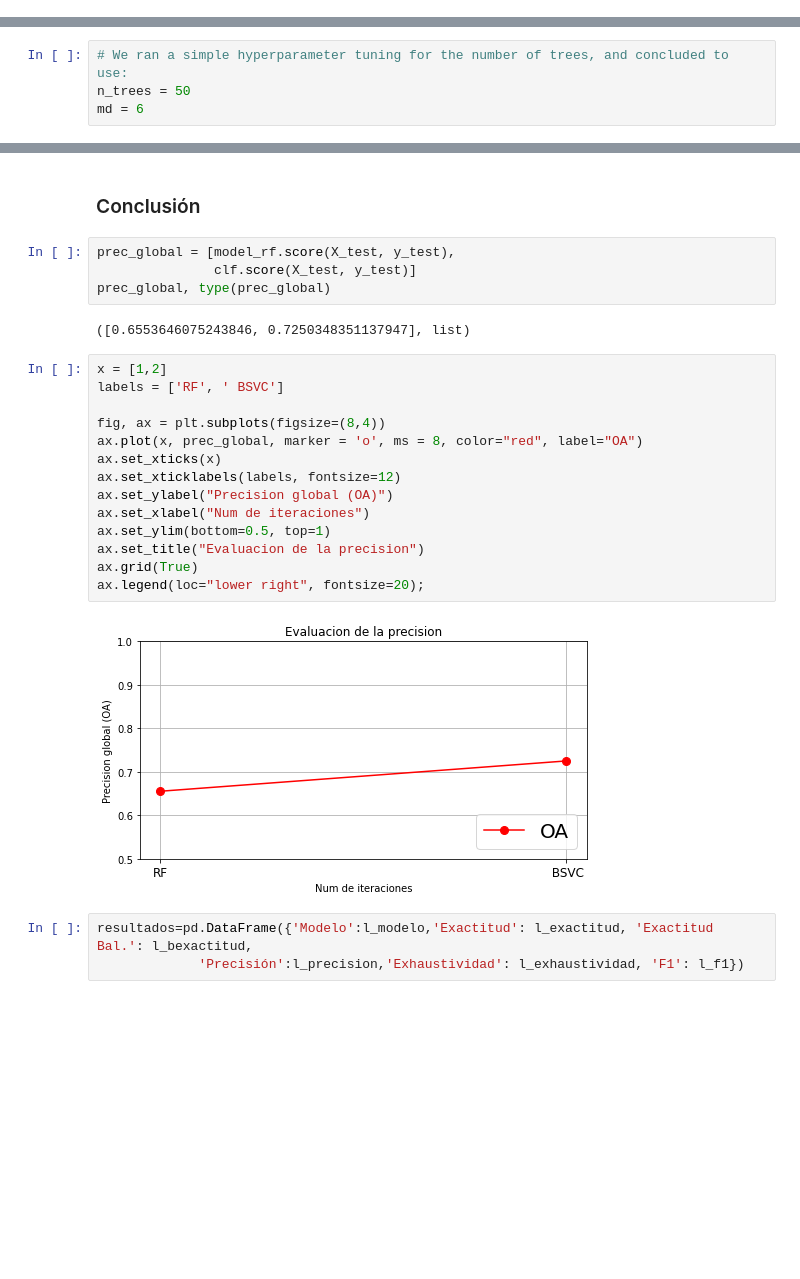
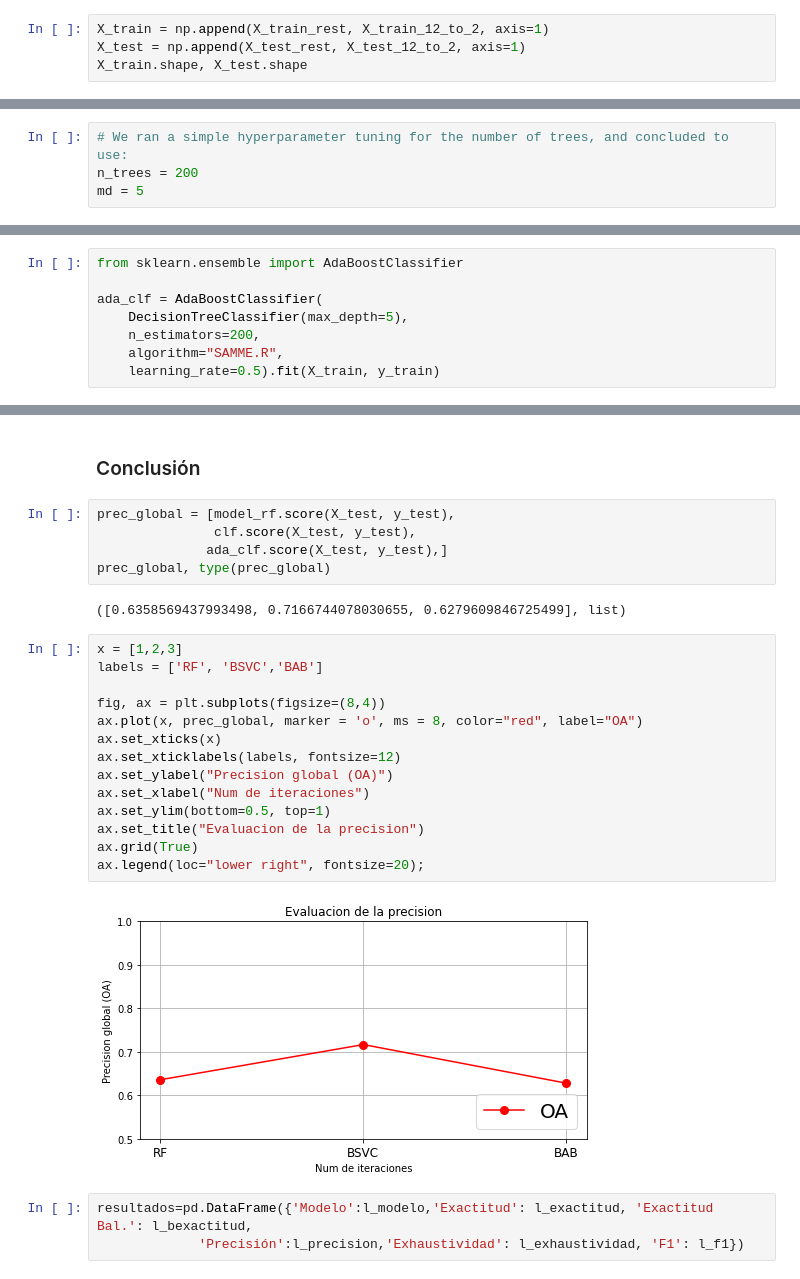
Before and after one commit to federicoabait/south_africa_crop_types_competition_s2_challenge, a Jupyter notebook: 03_Radiant_Earth_Spot_the_Crop_Preprocessing_Pipeline.ipynb, the cells around one changed output, grey strips where cells are left out. Saved outputs shown, nothing was run; the diff lists cells and outputs as text; blank space fills up the shorter version.

```diff
--- a/03_Radiant_Earth_Spot_the_Crop_Preprocessing_Pipeline.ipynb
+++ b/03_Radiant_Earth_Spot_the_Crop_Preprocessing_Pipeline.ipynb
@@ -649,0 +729,4 @@ Aplicamos PCA tanto a las bandas cómo a los índices de vegetación, con la int
+# %%
+X_train = np.append(X_train_rest, X_train_12_to_2, axis=1)
+X_test = np.append(X_test_rest, X_test_12_to_2, axis=1)
+X_train.shape, X_test.shape
@@ -677,7 +762,7 @@ El gráfico que acabamos de construir se llama gráfico de ajuste y muestra la p
 # %%
 # We ran a simple hyperparameter tuning for the number of trees, and concluded to use:
-n_trees = 50
-md = 6
+n_trees = 200
+md = 5
 # %%
 # Fitting the RF model
 model_rf = RandomForestClassifier(n_estimators = n_trees, random_state = 0, n_jobs = 3,max_depth=md)
@@ -806,0 +894,8 @@ Exactitud test:  0.73
+# %%
+from sklearn.ensemble import AdaBoostClassifier
+
+ada_clf = AdaBoostClassifier(
+    DecisionTreeClassifier(max_depth=5),
+    n_estimators=200,
+    algorithm="SAMME.R",
+    learning_rate=0.5).fit(X_train, y_train)
@@ -904,26 +1055,27 @@ grid.best_estimator_.steps[-1][1]
 ### Conclusión
 # %%
 prec_global = [model_rf.score(X_test, y_test),
-               clf.score(X_test, y_test)]
+               clf.score(X_test, y_test),
+              ada_clf.score(X_test, y_test),]
 prec_global, type(prec_global)
 # %% [output]
-([0.6553646075243846, 0.7250348351137947], list)
+([0.6358569437993498, 0.7166744078030655, 0.6279609846725499], list)
 # %%
-x = [1,2]
-labels = ['RF', ' BSVC']
+x = [1,2,3]
+labels = ['RF', 'BSVC','BAB']
 
 fig, ax = plt.subplots(figsize=(8,4))
 ax.plot(x, prec_global, marker = 'o', ms = 8, color="red", label="OA")
 ax.set_xticks(x)
 ax.set_xticklabels(labels, fontsize=12)
 ax.set_ylabel("Precision global (OA)")
 ax.set_xlabel("Num de iteraciones")
 ax.set_ylim(bottom=0.5, top=1)
 ax.set_title("Evaluacion de la precision")
 ax.grid(True)
 ax.legend(loc="lower right", fontsize=20);
 # %% [output]
-[figure, old version]
+[figure, new version]
 # %%
 resultados=pd.DataFrame({'Modelo':l_modelo,'Exactitud': l_exactitud, 'Exactitud Bal.': l_bexactitud,
              'Precisión':l_precision,'Exhaustividad': l_exhaustividad, 'F1': l_f1})
```
Also changed, not shown: parts of 31 cells of this notebook, 3 other files.
